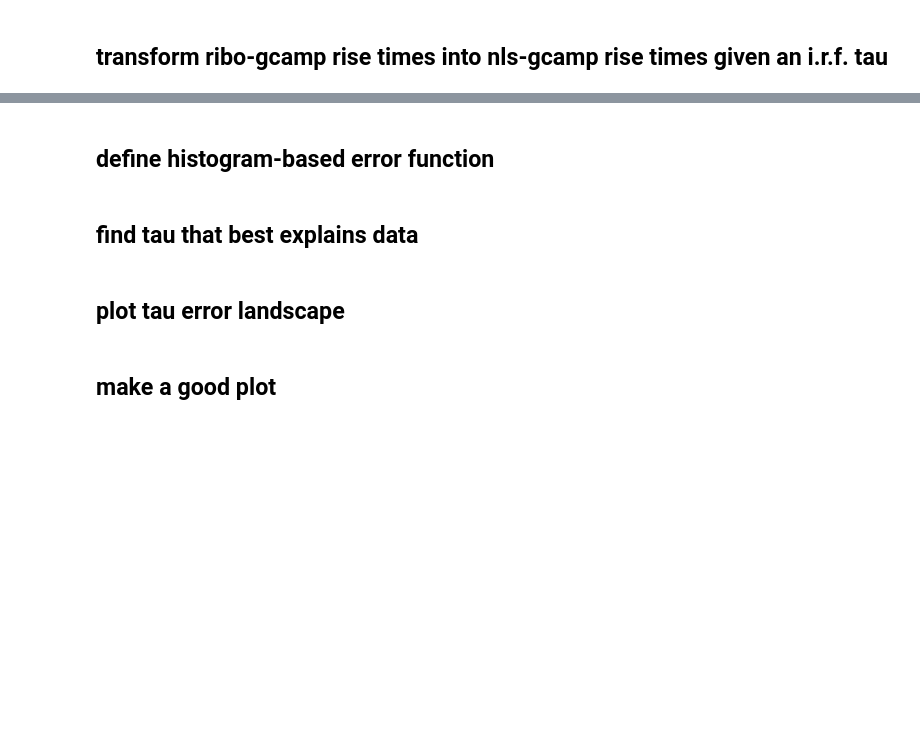
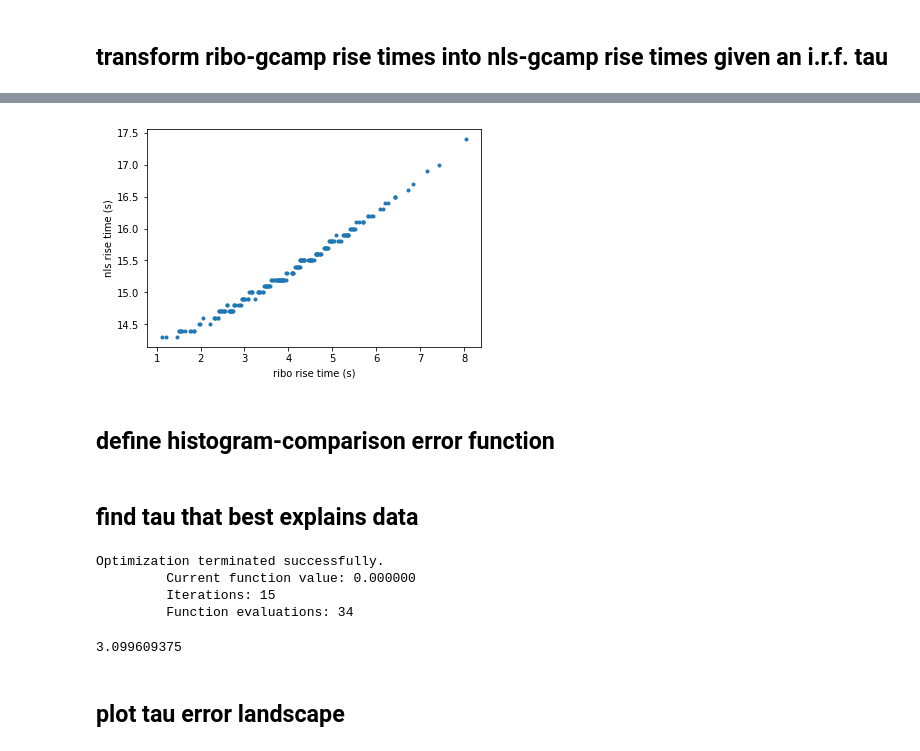
Before and after one commit to focolab/ribo-gcamp, a Jupyter notebook: ribo-gcamp.ipynb, the cells around one changed output, grey strips where cells are left out. Drawn from its saved outputs; the diff is of its cells as text; code cells hidden in the pictures; blank space fills up the shorter version.

Commit message:
model functional

```diff
--- a/ribo-gcamp.ipynb
+++ b/ribo-gcamp.ipynb
@@ -124,3 +125,10 @@ test_nls=transform_rise_times(test_ribo,5)
+# %%
+plt.plot(test_ribo,test_nls,'.')
+plt.xlabel("ribo rise time (s)")
+plt.ylabel("nls rise time (s)")
+plt.show()
+# %% [output]
+[figure, added]
 # %% [markdown]
-## define histogram-based error function
+## define histogram-comparison error function
 # %%
@@ -140,6 +147,13 @@ def error_func(vec1,vec2):
 # %% [markdown]
 ## find tau that best explains data
+# %%
+res=optimize.minimize(error_func,2.5,args=(test_ribo, test_nls),method='nelder-mead',options={'disp': True})
+res.x[0]
+# %% [output]
+Optimization terminated successfully.
+         Current function value: 0.000000
+         Iterations: 15
+         Function evaluations: 34
+3.099609375
 # %% [markdown]
 ## plot tau error landscape
-# %% [markdown]
-## make a good plot
```
Also changed, not shown: parts of 11 cells of this notebook.
